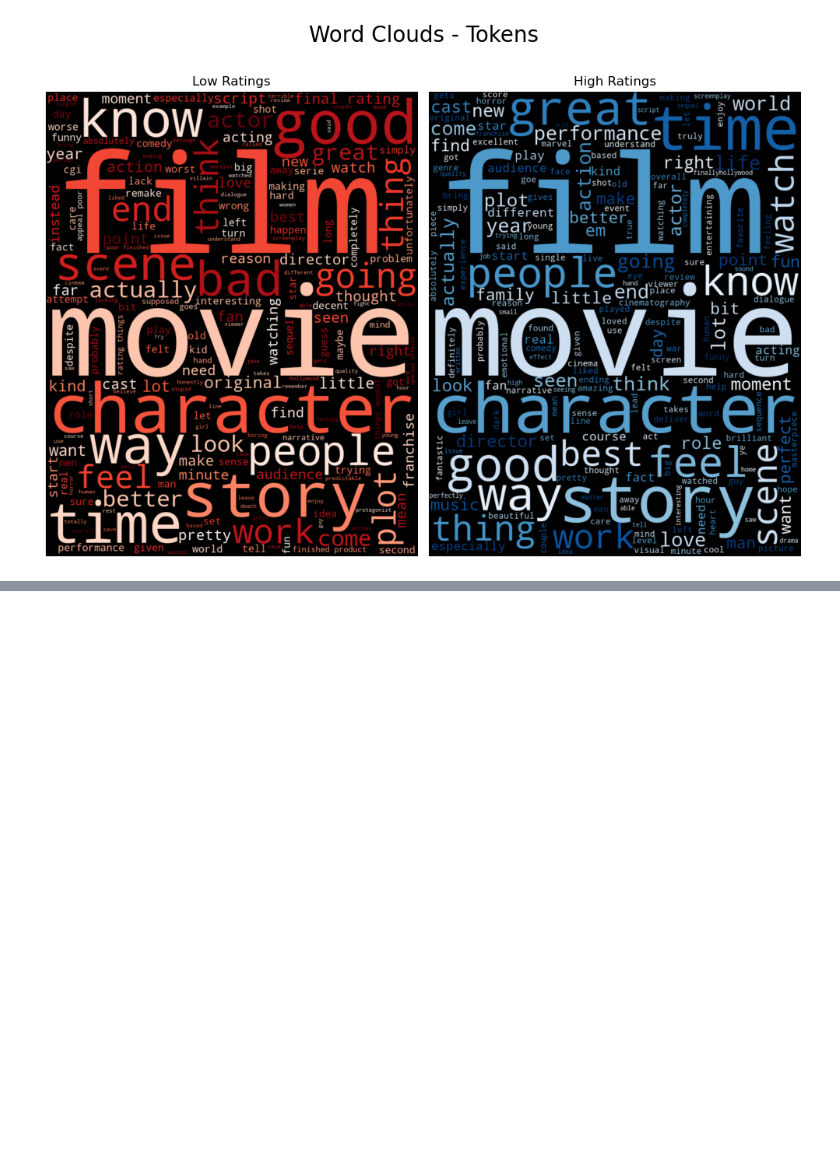
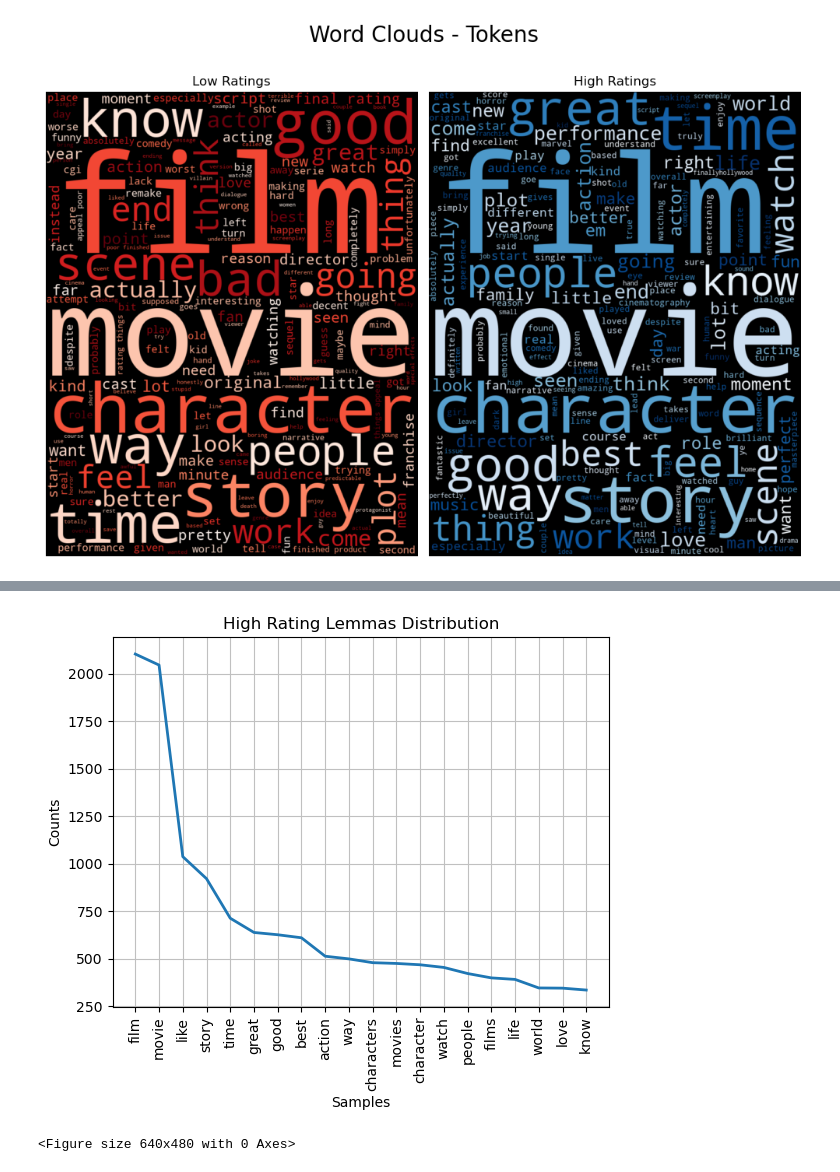
Before and after one commit to 808hanronald/project-2.3, a Jupyter notebook: 2.5.ipynb, the cells around one changed output, grey strips where cells are left out. Saved outputs shown, nothing was run; the diff lists cells and outputs as text; code cells hidden in the pictures; blank space fills up the shorter version.

```diff
--- a/2.5.ipynb
+++ b/2.5.ipynb
@@ -254,0 +301,13 @@ fig.suptitle('Word Clouds - Tokens', fontsize=20, y=1.05);
+# %%
+high_words = high_rating['lemmas'].explode().to_list()
+low_words = low_rating['lemmas'].explode().to_list()
+
+high_freq_dist = FreqDist(high_words)
+low_freq_dist = FreqDist(low_words)
+
+high_freq_dist.plot(20, title = 'High Rating Lemmas Distribution');
+
+plt.savefig('images/freqdist-lemmas-high.png', dpi=300, bbox_inches='tight', transparent=False)
+# %% [output]
+[figure, added]
+<Figure size 640x480 with 0 Axes>
```
Also changed, not shown: parts of 10 cells of this notebook, 6 other files.
